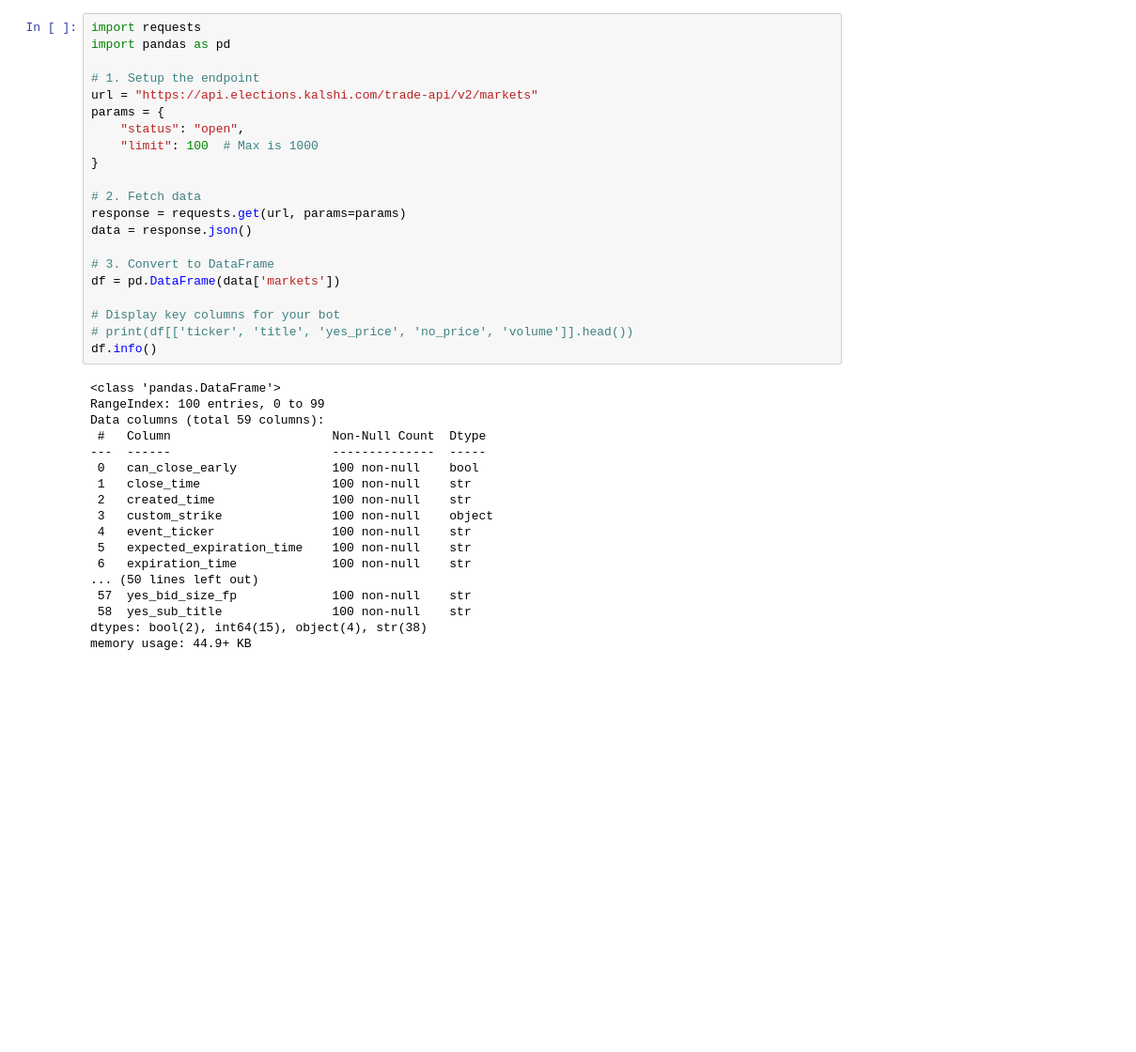
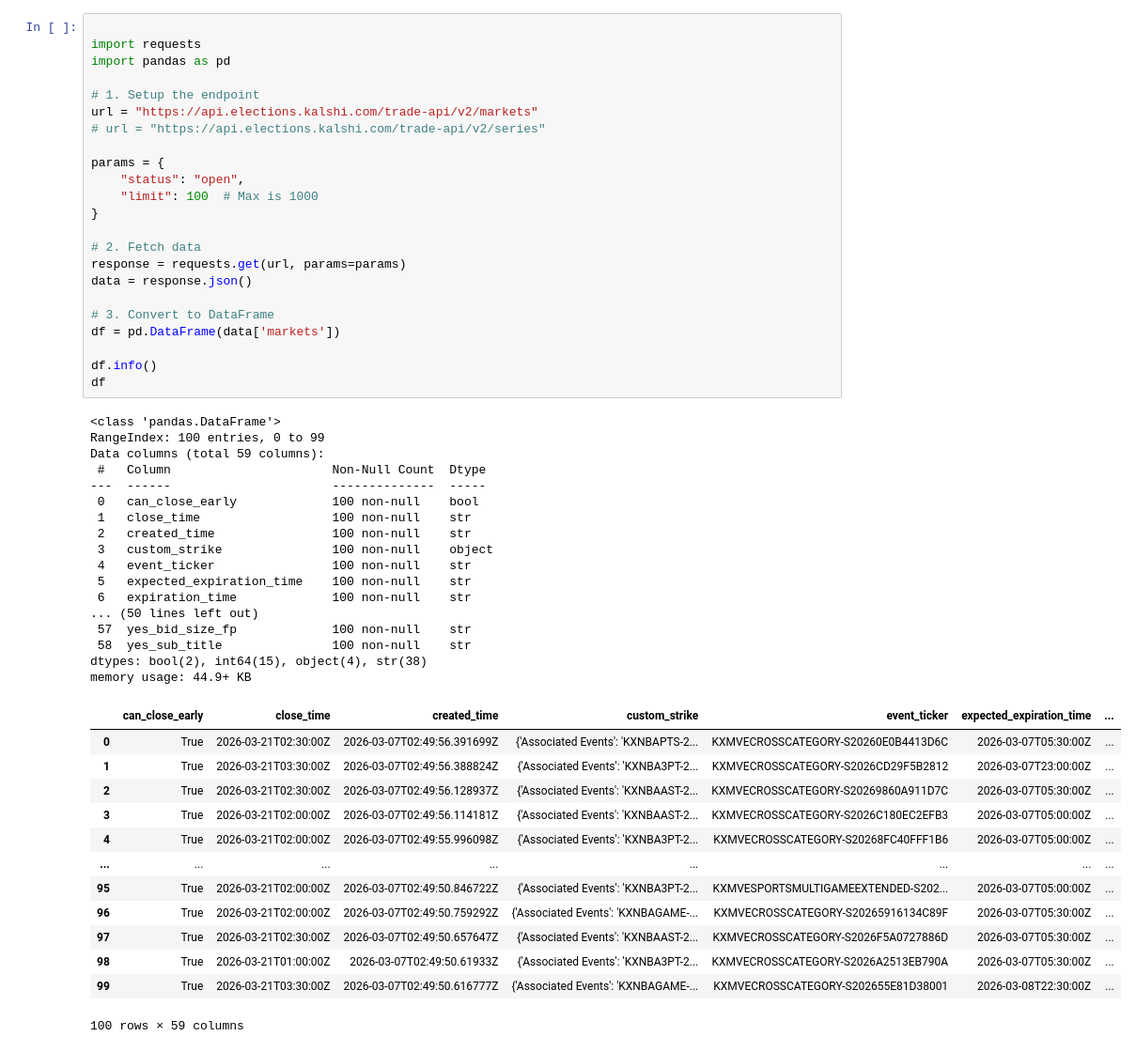
Before and after one commit to BlakeUribe/quasibets_testing, a Jupyter notebook: kalshi.ipynb, the cells around one changed output. Shown at 94% size. Drawn from its saved outputs; the diff is of its cells as text; blank space fills up the shorter version.

```diff
--- a/kalshi.ipynb
+++ b/kalshi.ipynb
@@ -1,39 +1,54 @@
 # %%
+
 import requests
 import pandas as pd
 
 # 1. Setup the endpoint
 url = "https://api.elections.kalshi.com/trade-api/v2/markets"
+# url = "https://api.elections.kalshi.com/trade-api/v2/series"
+
 params = {
     "status": "open",
     "limit": 100  # Max is 1000
 }
 
 # 2. Fetch data
 response = requests.get(url, params=params)
 data = response.json()
 
 # 3. Convert to DataFrame
 df = pd.DataFrame(data['markets'])
 
-# Display key columns for your bot
-# print(df[['ticker', 'title', 'yes_price', 'no_price', 'volume']].head())
 df.info()
+df
 # %% [output]
 <class 'pandas.DataFrame'>
 RangeIndex: 100 entries, 0 to 99
 Data columns (total 59 columns):
  #   Column                      Non-Null Count  Dtype
 ---  ------                      --------------  -----
  0   can_close_early             100 non-null    bool
  1   close_time                  100 non-null    str
  2   created_time                100 non-null    str
  3   custom_strike               100 non-null    object
  4   event_ticker                100 non-null    str
  5   expected_expiration_time    100 non-null    str
  6   expiration_time             100 non-null    str
 ... (50 lines left out)
  57  yes_bid_size_fp             100 non-null    str
  58  yes_sub_title               100 non-null    str
 dtypes: bool(2), int64(15), object(4), str(38)
 memory usage: 44.9+ KB
+|  | can_close_early | close_time | created_time | custom_strike | event_ticker | expected_expiration_time | ... |
+| 0 | True | 2026-03-21T02:30:00Z | 2026-03-07T02:49:56.391699Z | {'Associated Events': 'KXNBAPTS-2... | KXMVECROSSCATEGORY-S20260E0B4413D6C | 2026-03-07T05:30:00Z | ... |
+| 1 | True | 2026-03-21T03:30:00Z | 2026-03-07T02:49:56.388824Z | {'Associated Events': 'KXNBA3PT-2... | KXMVECROSSCATEGORY-S2026CD29F5B2812 | 2026-03-07T23:00:00Z | ... |
+| 2 | True | 2026-03-21T02:30:00Z | 2026-03-07T02:49:56.128937Z | {'Associated Events': 'KXNBAAST-2... | KXMVECROSSCATEGORY-S20269860A911D7C | 2026-03-07T05:30:00Z | ... |
+| 3 | True | 2026-03-21T02:00:00Z | 2026-03-07T02:49:56.114181Z | {'Associated Events': 'KXNBAAST-2... | KXMVECROSSCATEGORY-S2026C180EC2EFB3 | 2026-03-07T05:00:00Z | ... |
+| 4 | True | 2026-03-21T02:00:00Z | 2026-03-07T02:49:55.996098Z | {'Associated Events': 'KXNBA3PT-2... | KXMVECROSSCATEGORY-S20268FC40FFF1B6 | 2026-03-07T05:00:00Z | ... |
+| ... | ... | ... | ... | ... | ... | ... | ... |
+| 95 | True | 2026-03-21T02:00:00Z | 2026-03-07T02:49:50.846722Z | {'Associated Events': 'KXNBA3PT-2... | KXMVESPORTSMULTIGAMEEXTENDED-S202... | 2026-03-07T05:00:00Z | ... |
+| 96 | True | 2026-03-21T02:00:00Z | 2026-03-07T02:49:50.759292Z | {'Associated Events': 'KXNBAGAME-... | KXMVECROSSCATEGORY-S20265916134C89F | 2026-03-07T05:30:00Z | ... |
+| 97 | True | 2026-03-21T02:30:00Z | 2026-03-07T02:49:50.657647Z | {'Associated Events': 'KXNBAAST-2... | KXMVECROSSCATEGORY-S2026F5A0727886D | 2026-03-07T05:30:00Z | ... |
+| 98 | True | 2026-03-21T01:00:00Z | 2026-03-07T02:49:50.61933Z | {'Associated Events': 'KXNBA3PT-2... | KXMVECROSSCATEGORY-S2026A2513EB790A | 2026-03-07T05:30:00Z | ... |
+| 99 | True | 2026-03-21T03:30:00Z | 2026-03-07T02:49:50.616777Z | {'Associated Events': 'KXNBAGAME-... | KXMVECROSSCATEGORY-S202655E81D38001 | 2026-03-08T22:30:00Z | ... |
+100 rows × 59 columns
```
Also changed, not shown: parts of 1 cell of this notebook, 1 other file.
